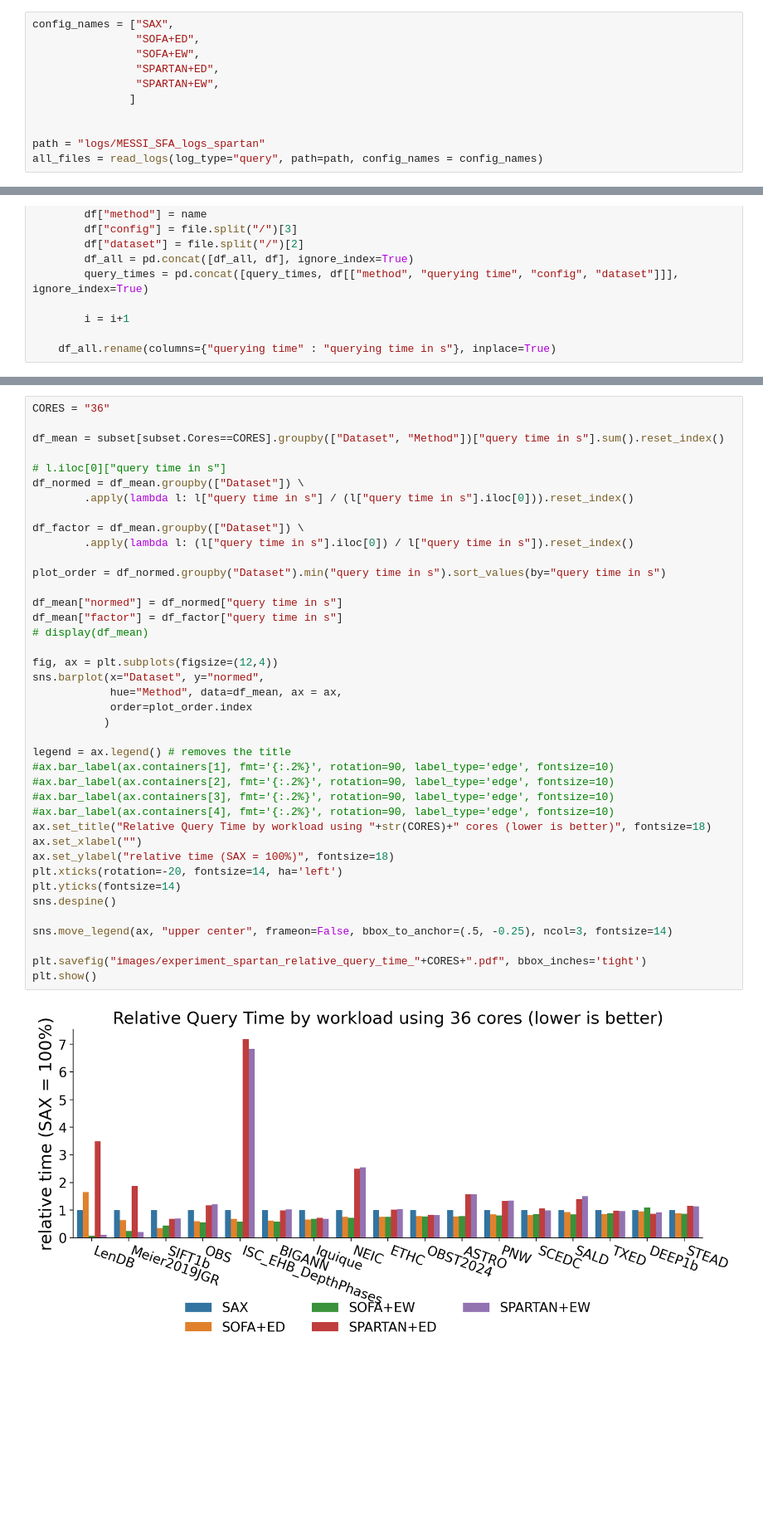
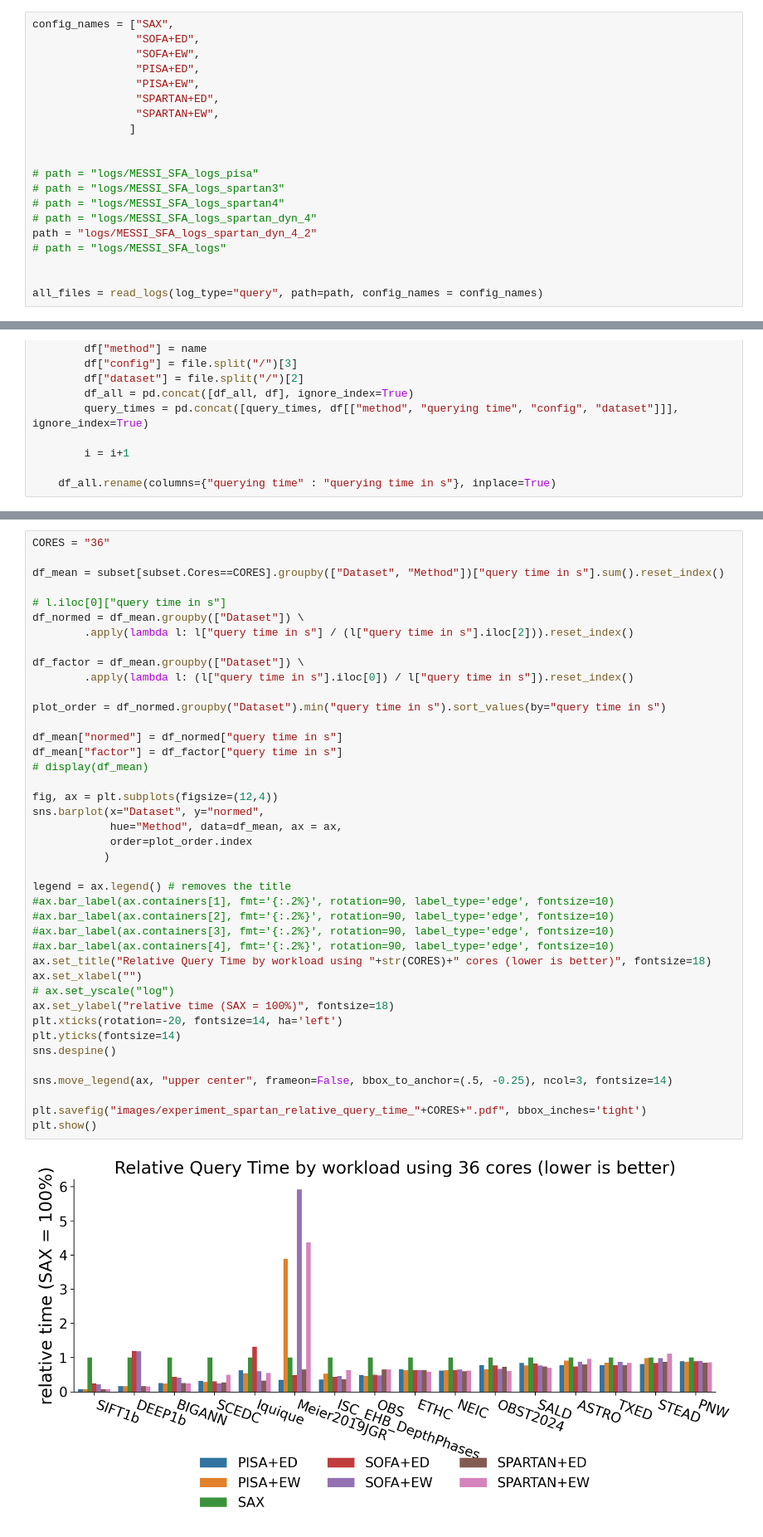
Before and after one commit to patrickzib/SOFA, a Jupyter notebook: notebooks/eval_all-spartan.ipynb, the cells around one changed output, grey strips where cells are left out. Shown at 83% size. Saved outputs shown, nothing was run; the diff lists cells and outputs as text; blank space fills up the shorter version.

```diff
--- a/notebooks/eval_all-spartan.ipynb
+++ b/notebooks/eval_all-spartan.ipynb
@@ -31,11 +31,20 @@ The autoreload extension is already loaded. To reload it, use:
 config_names = ["SAX",
                 "SOFA+ED",
                 "SOFA+EW",
+                "PISA+ED",
+                "PISA+EW",
                 "SPARTAN+ED",
                 "SPARTAN+EW",
                ]
 
 
-path = "logs/MESSI_SFA_logs_spartan"
+# path = "logs/MESSI_SFA_logs_pisa"
+# path = "logs/MESSI_SFA_logs_spartan3"
+# path = "logs/MESSI_SFA_logs_spartan4"
+# path = "logs/MESSI_SFA_logs_spartan_dyn_4"
+path = "logs/MESSI_SFA_logs_spartan_dyn_4_2"
+# path = "logs/MESSI_SFA_logs"
+
+
 all_files = read_logs(log_type="query", path=path, config_names = config_names)
 # %% [output]
@@ -143,38 +152,39 @@ df_mean = subset[subset.Cores==CORES].groupby(["Dataset", "Method"])["query time
 
 # l.iloc[0]["query time in s"]
 df_normed = df_mean.groupby(["Dataset"]) \
-        .apply(lambda l: l["query time in s"] / (l["query time in s"].iloc[0])).reset_index()
+        .apply(lambda l: l["query time in s"] / (l["query time in s"].iloc[2])).reset_index()
 
 df_factor = df_mean.groupby(["Dataset"]) \
         .apply(lambda l: (l["query time in s"].iloc[0]) / l["query time in s"]).reset_index()
 
 plot_order = df_normed.groupby("Dataset").min("query time in s").sort_values(by="query time in s")
 
 df_mean["normed"] = df_normed["query time in s"]
 df_mean["factor"] = df_factor["query time in s"]
 # display(df_mean)
 
 fig, ax = plt.subplots(figsize=(12,4))
 sns.barplot(x="Dataset", y="normed",
             hue="Method", data=df_mean, ax = ax,
             order=plot_order.index
            )
 
 legend = ax.legend() # removes the title
 #ax.bar_label(ax.containers[1], fmt='{:.2%}', rotation=90, label_type='edge', fontsize=10)
 #ax.bar_label(ax.containers[2], fmt='{:.2%}', rotation=90, label_type='edge', fontsize=10)
 #ax.bar_label(ax.containers[3], fmt='{:.2%}', rotation=90, label_type='edge', fontsize=10)
 #ax.bar_label(ax.containers[4], fmt='{:.2%}', rotation=90, label_type='edge', fontsize=10)
 ax.set_title("Relative Query Time by workload using "+str(CORES)+" cores (lower is better)", fontsize=18)
 ax.set_xlabel("")
+# ax.set_yscale("log")
 ax.set_ylabel("relative time (SAX = 100%)", fontsize=18)
 plt.xticks(rotation=-20, fontsize=14, ha='left')
 plt.yticks(fontsize=14)
 sns.despine()
 
 sns.move_legend(ax, "upper center", frameon=False, bbox_to_anchor=(.5, -0.25), ncol=3, fontsize=14)
 
 plt.savefig("images/experiment_spartan_relative_query_time_"+CORES+".pdf", bbox_inches='tight')
 plt.show()
 # %% [output]
-[figure, old version]
+[figure, new version]
```
Also changed, not shown: parts of 13 cells of this notebook, 4 other files.
